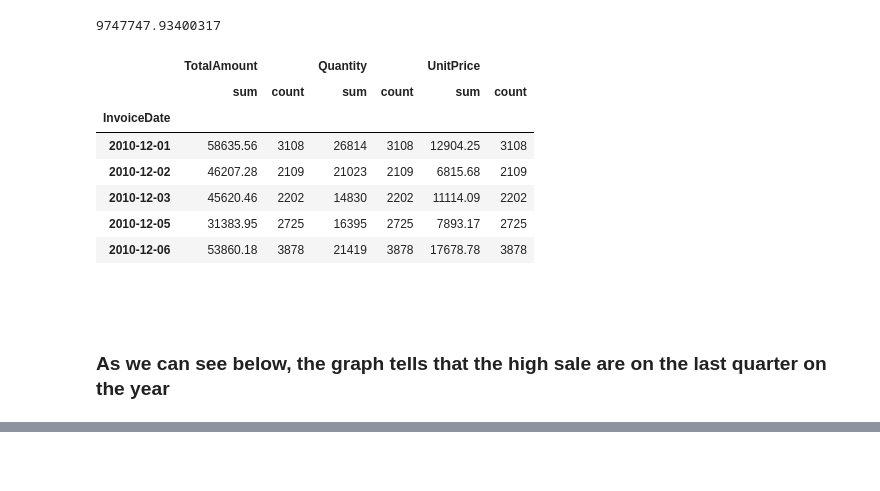
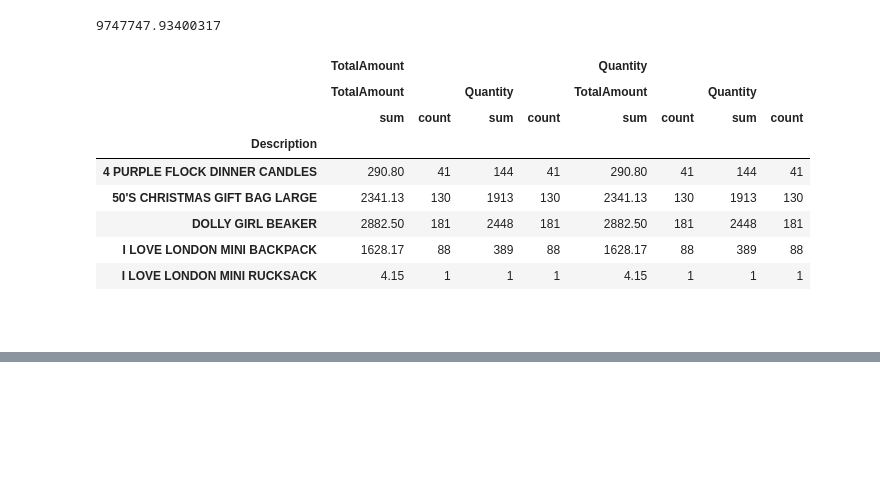
Before and after one commit to JAsanka/BUSINESS-INTELLIGENCE-SYSTEM, a Jupyter notebook: Untitled1.ipynb, the cells around one changed output, grey strips where cells are left out. Drawn from its saved outputs; the diff is of its cells as text; code cells hidden in the pictures; blank space fills up the shorter version.

```diff
--- a/Untitled1.ipynb
+++ b/Untitled1.ipynb
@@ -106,20 +106,19 @@ prod_prof["TotalAmount"].sum() # Anually Sale
 # %% [output]
 9747747.93400317
 # %%
-total_amount = prod_prof.groupby("InvoiceDate")["TotalAmount","Quantity","UnitPrice"].agg({"TotalAmount":["sum","count"],
+total_amount = prod_prof.groupby("Description")["TotalAmount","Quantity","InvoiceDate"].agg({"TotalAmount":["sum","count"],
                                                                    "Quantity":["sum","count"],
-                                                                   "UnitPrice":["sum","count"]})
+                                                                   })
 total_amount.head()
 # %% [output]
-|  | TotalAmount |  | Quantity |  | UnitPrice |  |
-|  | sum | count | sum | count | sum | count |
-| InvoiceDate |  |  |  |  |  |  |
-| 2010-12-01 | 58635.56 | 3108 | 26814 | 3108 | 12904.25 | 3108 |
-| 2010-12-02 | 46207.28 | 2109 | 21023 | 2109 | 6815.68 | 2109 |
-| 2010-12-03 | 45620.46 | 2202 | 14830 | 2202 | 11114.09 | 2202 |
-| 2010-12-05 | 31383.95 | 2725 | 16395 | 2725 | 7893.17 | 2725 |
-| 2010-12-06 | 53860.18 | 3878 | 21419 | 3878 | 17678.78 | 3878 |
+|  | TotalAmount |  |  |  | Quantity |  |  |  |
+|  | TotalAmount |  | Quantity |  | TotalAmount |  | Quantity |  |
+|  | sum | count | sum | count | sum | count | sum | count |
+| Description |  |  |  |  |  |  |  |  |
+| 4 PURPLE FLOCK DINNER CANDLES | 290.80 | 41 | 144 | 41 | 290.80 | 41 | 144 | 41 |
+| 50'S CHRISTMAS GIFT BAG LARGE | 2341.13 | 130 | 1913 | 130 | 2341.13 | 130 | 1913 | 130 |
+| DOLLY GIRL BEAKER | 2882.50 | 181 | 2448 | 181 | 2882.50 | 181 | 2448 | 181 |
+| I LOVE LONDON MINI BACKPACK | 1628.17 | 88 | 389 | 88 | 1628.17 | 88 | 389 | 88 |
+| I LOVE LONDON MINI RUCKSACK | 4.15 | 1 | 1 | 1 | 4.15 | 1 | 1 | 1 |
 # %% [markdown]
 #
-# %% [markdown]
-### As we can see below, the graph tells that the high sale are on the last quarter on the year
```
Also changed, not shown: parts of 9 cells of this notebook.
